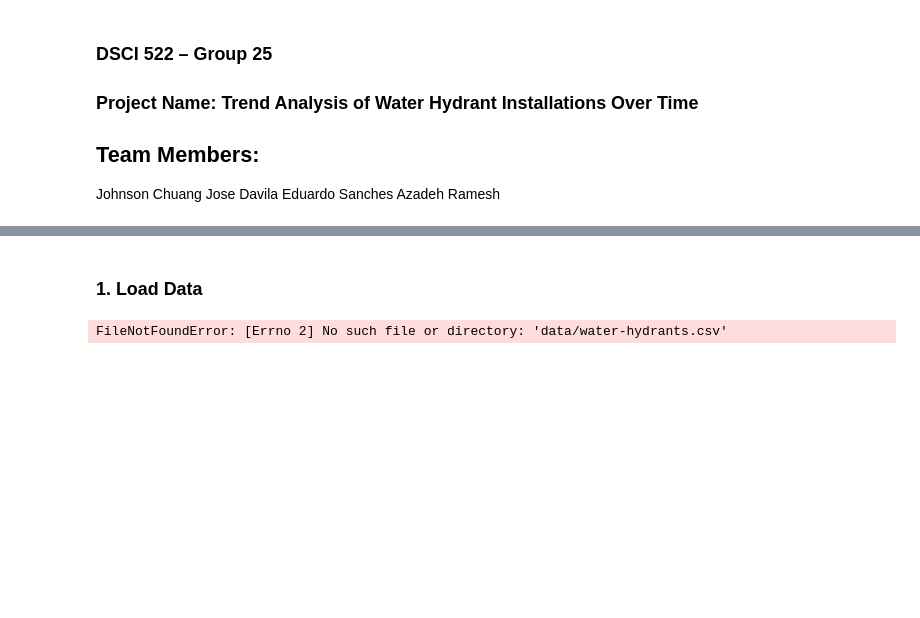
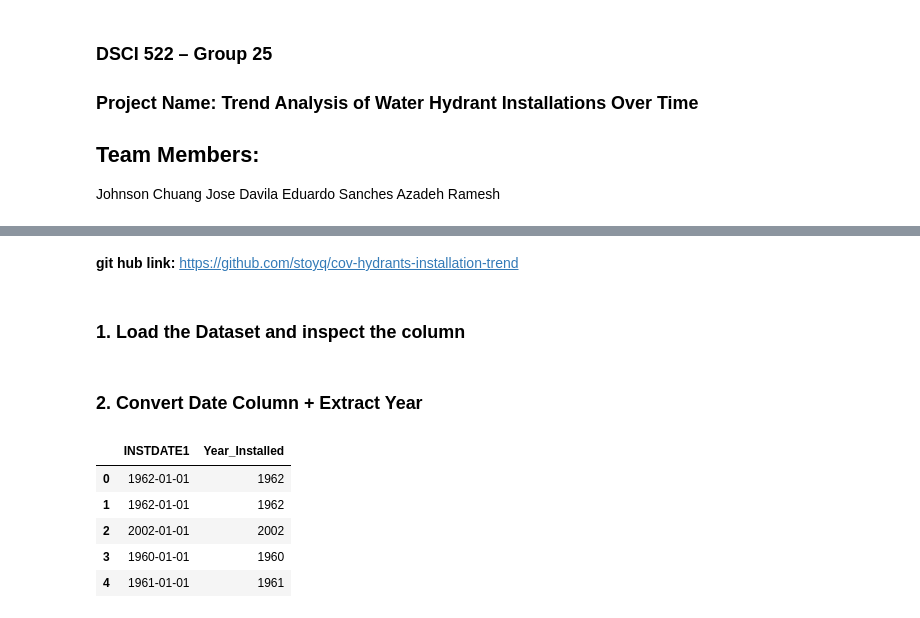
Before and after one commit to stoyq/cov-hydrants-installation-trend, a Jupyter notebook: analysis/hydrant_trend.ipynb, the cells around one changed output, grey strips where cells are left out. Saved outputs shown, nothing was run; the diff lists cells and outputs as text; code cells hidden in the pictures; blank space fills up the shorter version.

```diff
--- a/analysis/hydrant_trend.ipynb
+++ b/analysis/hydrant_trend.ipynb
@@ -25,5 +28,7 @@ We downloaded the dataset from the City of Vancouver Open Data Portal.
 
 Data source:
 _https://opendata.vancouver.ca/explore/dataset/water-hydrants/table/?sort=instdate1&location=12,49.23497,-123.09769&basemap=jawg.streets_
+# %% [markdown]
+**git hub link:** https://github.com/stoyq/cov-hydrants-installation-trend
 # %%
 import os
@@ -32,15 +38,21 @@ import pandas as pd
 # %% [markdown]
-### 1. Load Data
+### 1. Load the Dataset and inspect the column
 # %%
-import os
-os.getcwd()
-
-import pandas as pd
-
-file_path = "data/water-hydrants.csv"
-
+file_path = "../data/water-hydrants.csv"
 hydrants = pd.read_csv(file_path, sep=";")
 
-hydrants.head()
+#hydrants.columns
-# %% [output]
-FileNotFoundError: [Errno 2] No such file or directory: 'data/water-hydrants.csv'
+# %% [markdown]
+### 2. Convert Date Column + Extract Year
+# %%
+# Extract only the year from instalation Date Column (INSTDATE1)
+hydrants["Year_Installed"] = pd.to_datetime(hydrants["INSTDATE1"]).dt.year.astype("Int64")
+
+hydrants[["INSTDATE1", "Year_Installed"]].head()
+# %% [output]
+|  | INSTDATE1 | Year_Installed |
+| 0 | 1962-01-01 | 1962 |
+| 1 | 1962-01-01 | 1962 |
+| 2 | 2002-01-01 | 2002 |
+| 3 | 1960-01-01 | 1960 |
+| 4 | 1961-01-01 | 1961 |
```
Also changed, not shown: parts of 6 cells of this notebook.
